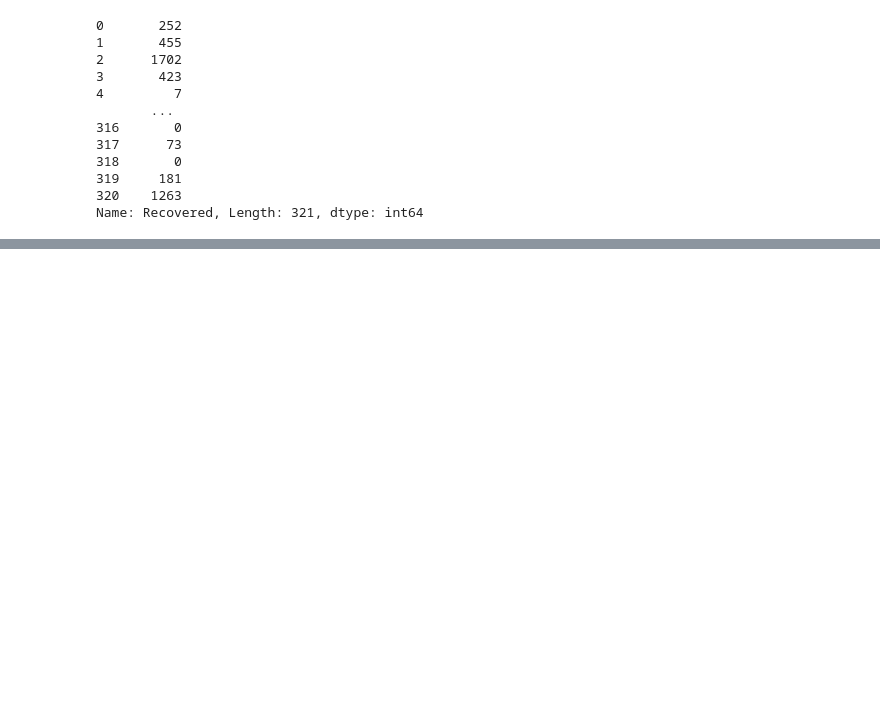
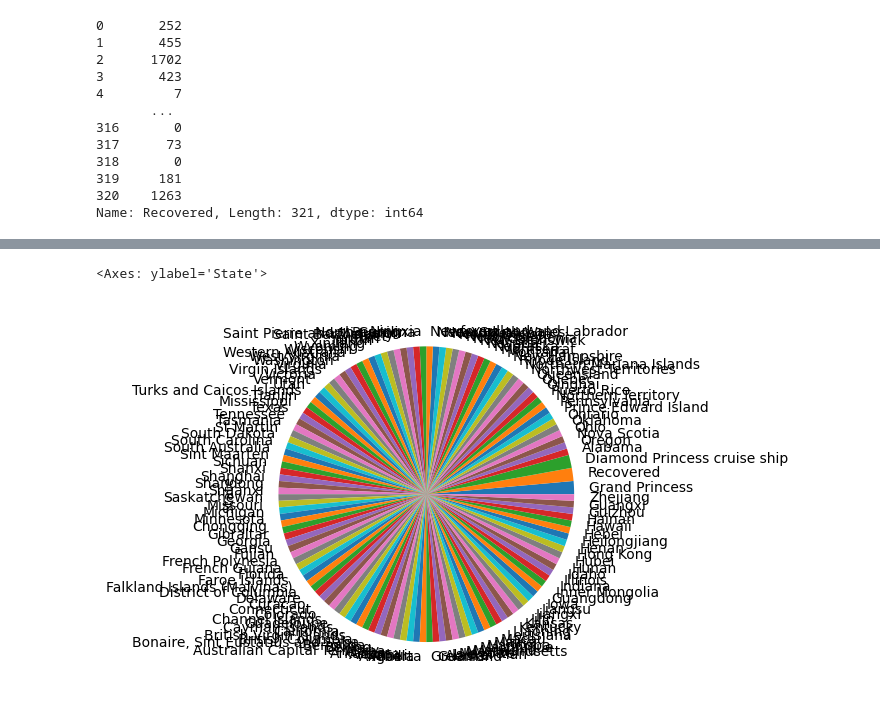
Before and after one commit to Dhaval5659/ml_by_Istudio, a Jupyter notebook: Panda.ipynb, the cells around one changed output, grey strips where cells are left out. Saved outputs shown, nothing was run; the diff lists cells and outputs as text; code cells hidden in the pictures; blank space fills up the shorter version.

```diff
--- a/Panda.ipynb
+++ b/Panda.ipynb
@@ -167,0 +233,5 @@ Name: Recovered, Length: 321, dtype: int64
+# %%
+df["State"].value_counts().plot(kind="pie")
+# %% [output]
+<Axes: ylabel='State'>
+[figure, added]
```
Also changed, not shown: parts of 13 cells of this notebook.
